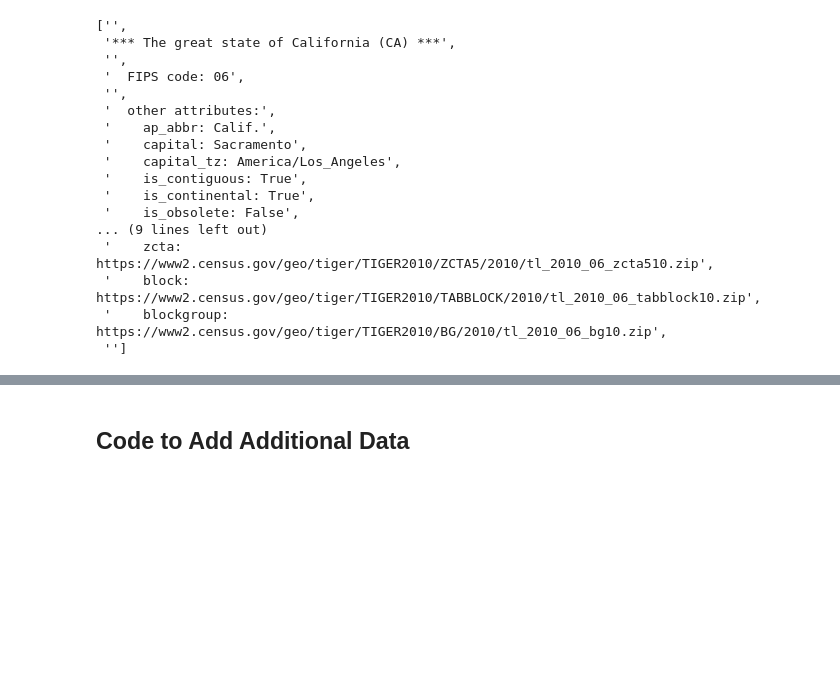
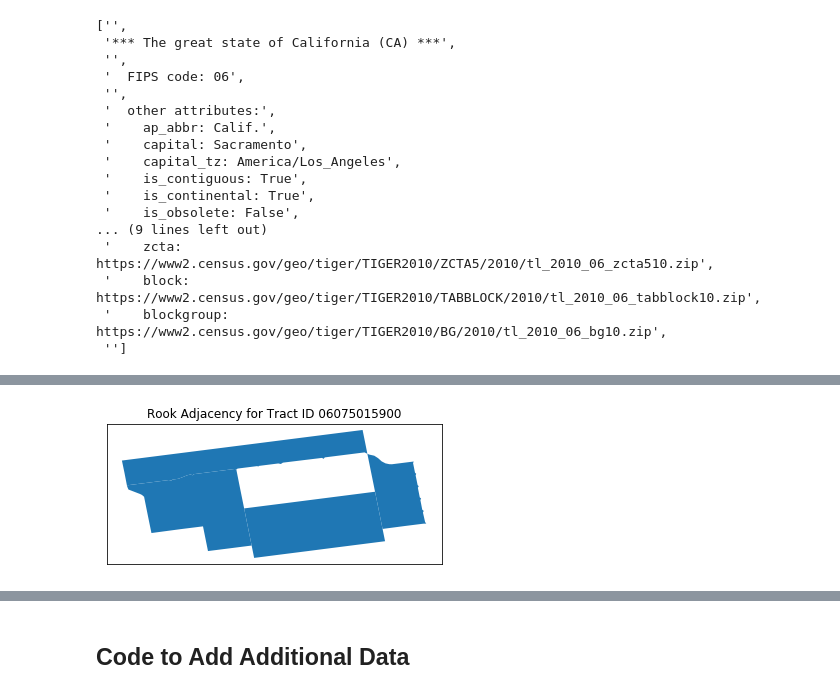
Before and after one commit to zhiwei-kou/sf-crime, a Jupyter notebook: code/python_modeling/0_Load_Spatial_Data_and_create_with_R.ipynb, the cells around one changed output, grey strips where cells are left out. Cells and saved outputs as stored; diff of their text form; code cells hidden in the pictures; blank space fills up the shorter version.

```diff
--- a/code/python_modeling/0_Load_Spatial_Data_and_create_with_R.ipynb
+++ b/code/python_modeling/0_Load_Spatial_Data_and_create_with_R.ipynb
@@ -107,0 +116,11 @@ plt.show()
+# %%
+def plot_rook_neighbors(geoid, rook_matrix, data):
+    rook_neighs=rook_matrix.neighbors[geoid]
+    q=data.loc[rook_neighs].plot()
+    q.set_xticks([])
+    q.set_yticks([])
+    title=plt.title('Rook Adjacency for Tract ID ' + geoid)
+
+plot_rook_neighbors(geoid='06075015900', rook_matrix=rW, data=shapefile)
+# %% [output]
+[figure, added]
```
Also changed, not shown: parts of 38 cells of this notebook, 5 other files.
